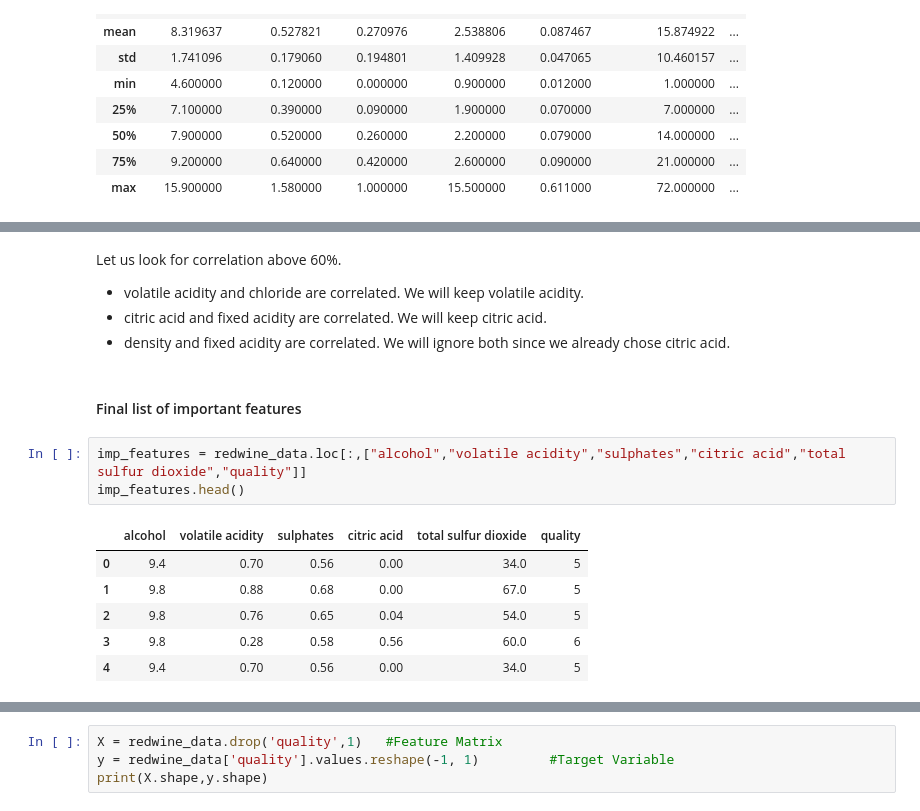
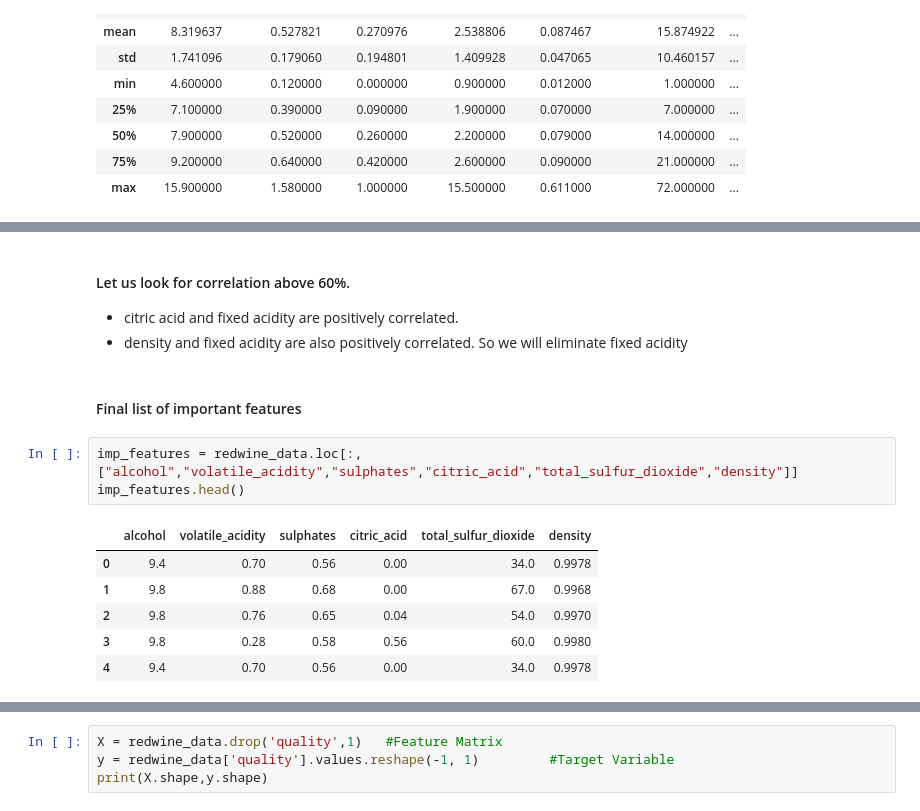
Before and after one commit to rahulughade/winequality, a Jupyter notebook: redwine.ipynb, the cells around one changed output, grey strips where cells are left out. Drawn from its saved outputs; the diff is of its cells as text.

```diff
--- a/redwine.ipynb
+++ b/redwine.ipynb
@@ -127,17 +134,17 @@ fixed acidity                    -0.113181  0.668047   0.093705       1.000000
 # %% [markdown]
-Let us look for correlation above 60%.
-* volatile acidity and chloride are correlated. We will keep volatile acidity.
-* citric acid and fixed acidity are correlated. We will keep citric acid.
-* density and fixed acidity are correlated. We will ignore both since we already chose citric acid.
+#### Let us look for correlation above 60%.
+* citric acid and fixed acidity are positively correlated.
+* density and fixed acidity are also positively correlated.
+So we will eliminate fixed acidity
 # %% [markdown]
 #### Final list of important features
 # %%
-imp_features = redwine_data.loc[:,["alcohol","volatile acidity","sulphates","citric acid","total sulfur dioxide","quality"]]
+imp_features = redwine_data.loc[:,["alcohol","volatile_acidity","sulphates","citric_acid","total_sulfur_dioxide","density"]]
 imp_features.head()
 # %% [output]
-|  | alcohol | volatile acidity | sulphates | citric acid | total sulfur dioxide | quality |
-| 0 | 9.4 | 0.70 | 0.56 | 0.00 | 34.0 | 5 |
-| 1 | 9.8 | 0.88 | 0.68 | 0.00 | 67.0 | 5 |
-| 2 | 9.8 | 0.76 | 0.65 | 0.04 | 54.0 | 5 |
-| 3 | 9.8 | 0.28 | 0.58 | 0.56 | 60.0 | 6 |
-| 4 | 9.4 | 0.70 | 0.56 | 0.00 | 34.0 | 5 |
+|  | alcohol | volatile_acidity | sulphates | citric_acid | total_sulfur_dioxide | density |
+| 0 | 9.4 | 0.70 | 0.56 | 0.00 | 34.0 | 0.9978 |
+| 1 | 9.8 | 0.88 | 0.68 | 0.00 | 67.0 | 0.9968 |
+| 2 | 9.8 | 0.76 | 0.65 | 0.04 | 54.0 | 0.9970 |
+| 3 | 9.8 | 0.28 | 0.58 | 0.56 | 60.0 | 0.9980 |
+| 4 | 9.4 | 0.70 | 0.56 | 0.00 | 34.0 | 0.9978 |
```
Also changed, not shown: parts of 64 cells of this notebook, 1 other file.
